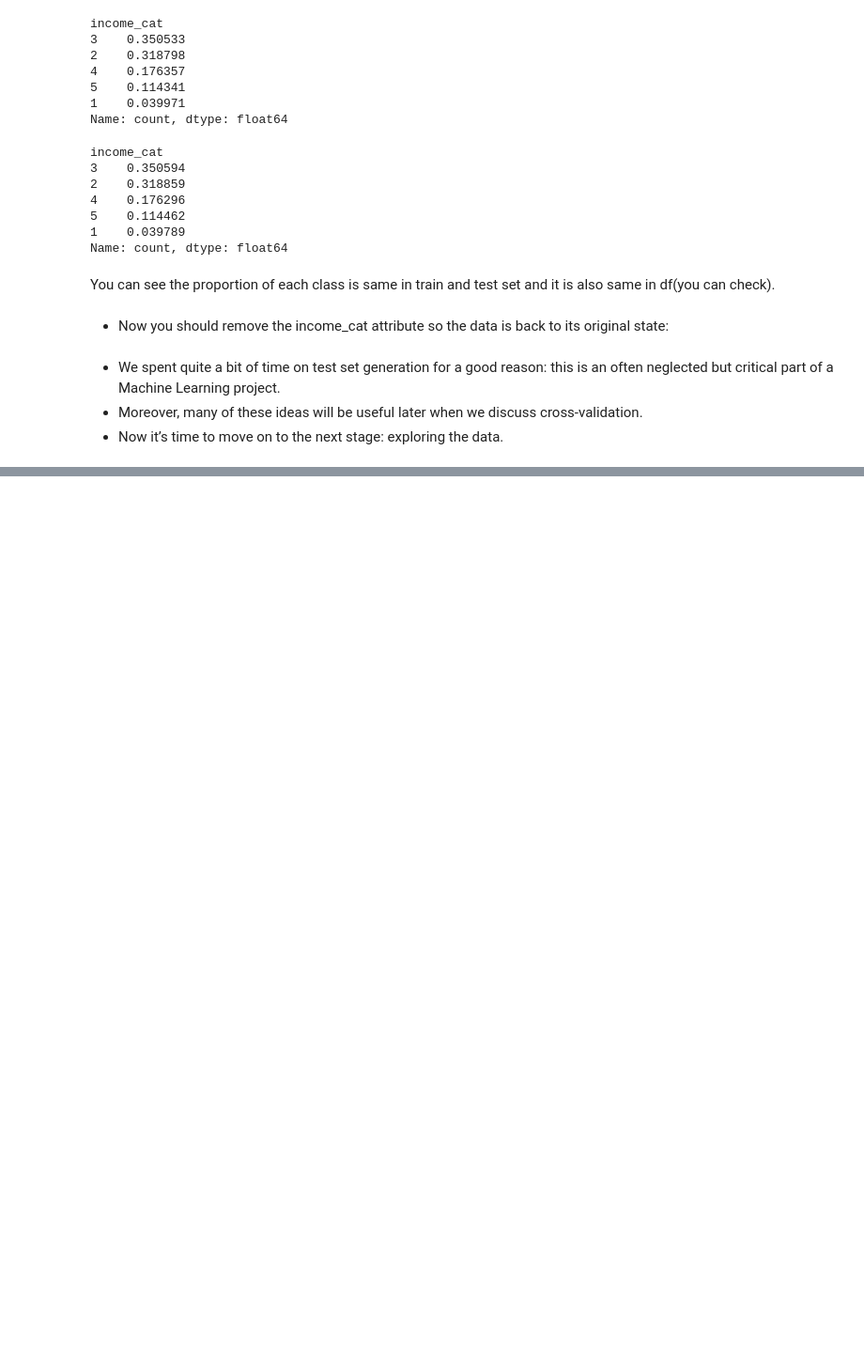
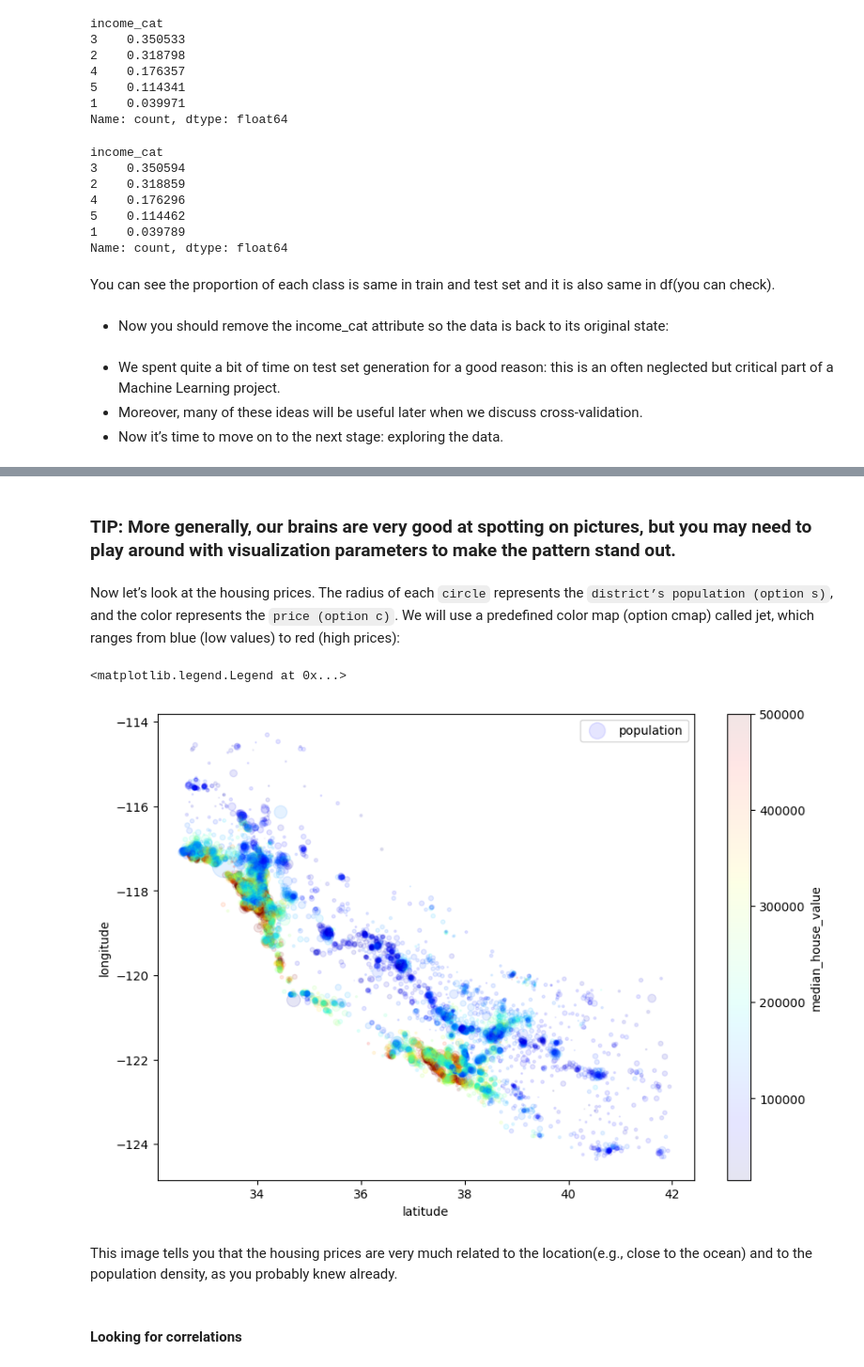
Before and after one commit to ranjansinghds/ml-projects, a Jupyter notebook: end_to_end_ml_project_all_steps.ipynb, the cells around one changed output, grey strips where cells are left out. Shown at 94% size. Cells and saved outputs as stored; diff of their text form; code cells hidden in the pictures; blank space fills up the shorter version.

```diff
--- a/end_to_end_ml_project_all_steps.ipynb
+++ b/end_to_end_ml_project_all_steps.ipynb
@@ -220,0 +239,14 @@ for set_ in (strat_train_set, strat_test_set):
+# %% [markdown]
+### TIP: More generally, our brains are very good at spotting on pictures, but you may need to play around with visualization parameters to make the pattern stand out.
+# %% [markdown]
+Now let’s look at the housing prices. The radius of each `circle` represents the `district’s population (option s)`, and the color represents the `price (option c)`. We will use a predefined color map (option cmap) called jet, which ranges from blue (low values) to red (high prices):
+# %%
+housing.plot(kind="scatter", x="latitude", y="longitude", alpha=0.1, s=housing["population"]/100, label="population", figsize=(10,7), c="median_house_value", cmap=plt.get_cmap("jet"),colorbar=True)
+plt.legend()
+# %% [output]
+<matplotlib.legend.Legend at 0x...>
+[figure, added]
+# %% [markdown]
+This image tells you that the housing prices are very much related to the location(e.g., close to the ocean) and to the population density, as you probably knew already.
+# %% [markdown]
+#### Looking for correlations
```
Also changed, not shown: parts of 35 cells of this notebook.
